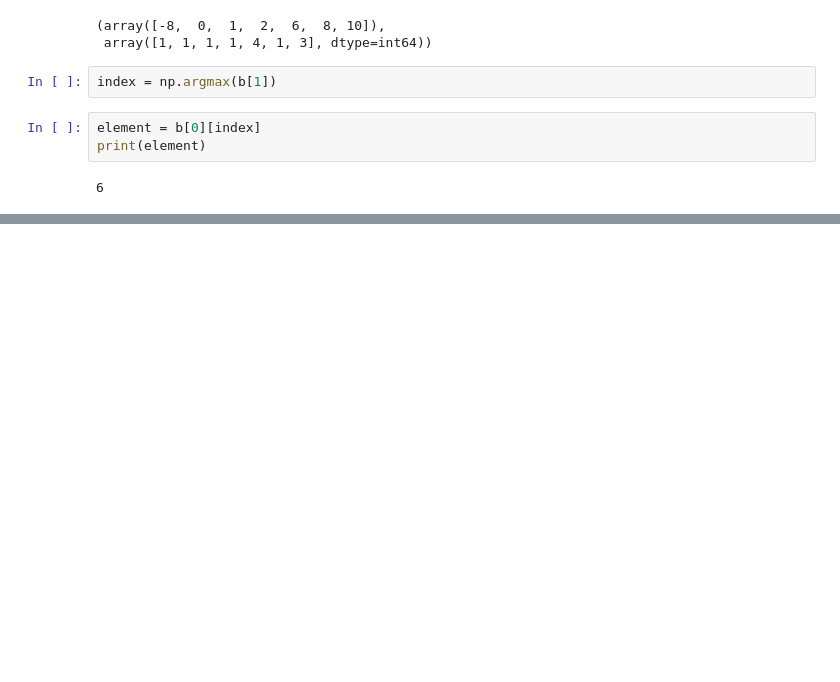
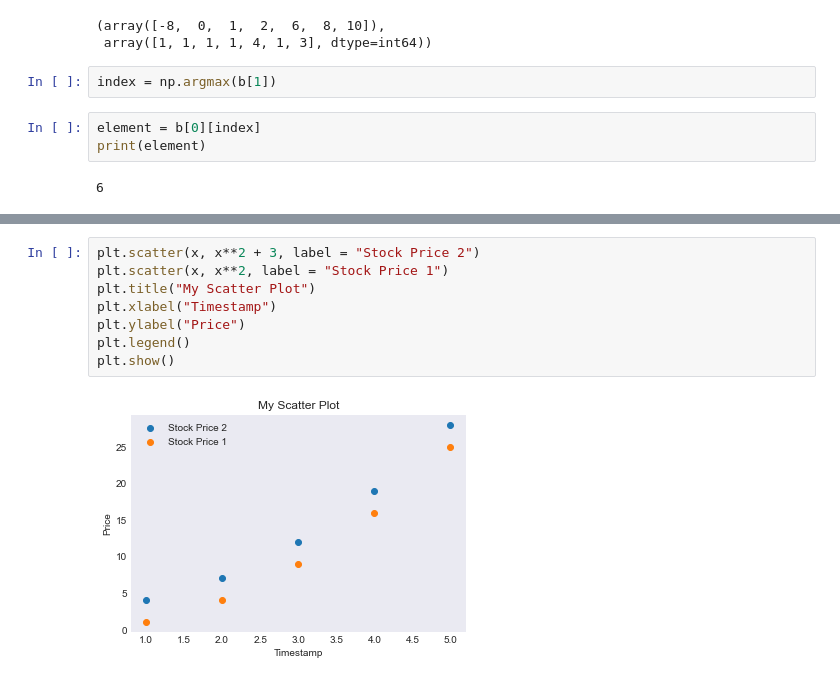
Before and after one commit to ApurbaKumarMajumder/Machine-Learning, a Jupyter notebook: Quickstart module/NumPyintro.ipynb, the cells around one changed output, grey strips where cells are left out. Cells and saved outputs as stored; diff of their text form; blank space fills up the shorter version.

```diff
--- a/Quickstart module/NumPyintro.ipynb
+++ b/Quickstart module/NumPyintro.ipynb
@@ -119,0 +165,10 @@ array([[66, 86, 86],
+# %%
+plt.scatter(x, x**2 + 3, label = "Stock Price 2")
+plt.scatter(x, x**2, label = "Stock Price 1")
+plt.title("My Scatter Plot")
+plt.xlabel("Timestamp")
+plt.ylabel("Price")
+plt.legend()
+plt.show()
+# %% [output]
+[figure, added]
```
Also changed, not shown: parts of 14 cells of this notebook.
